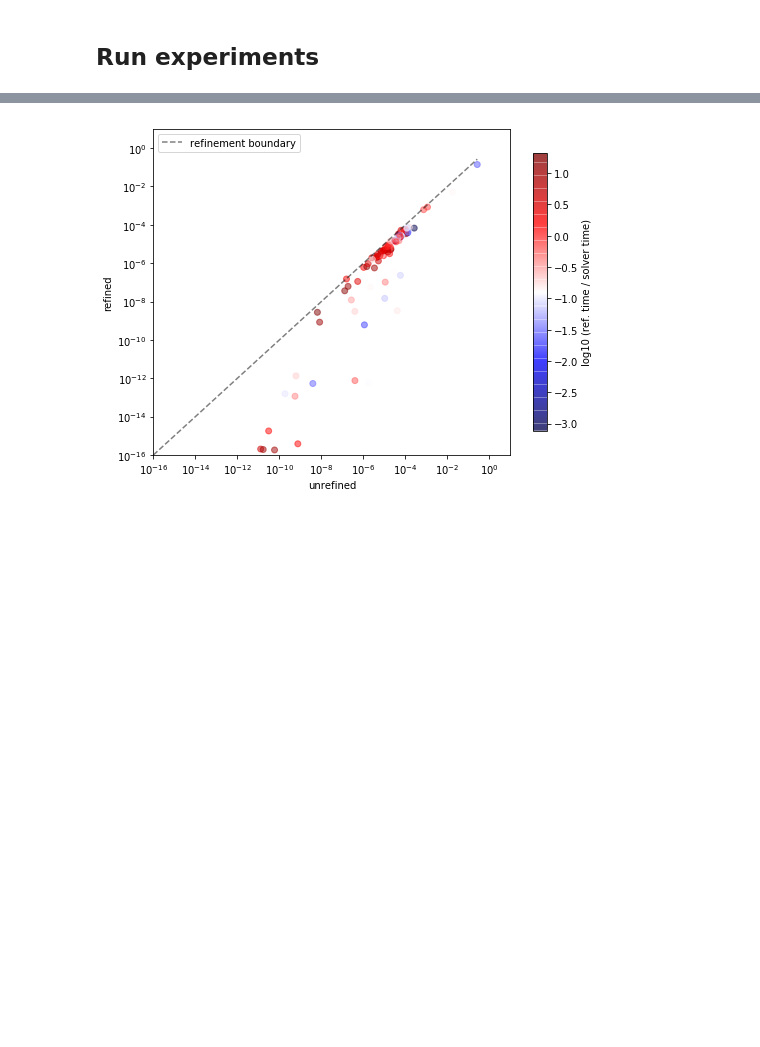
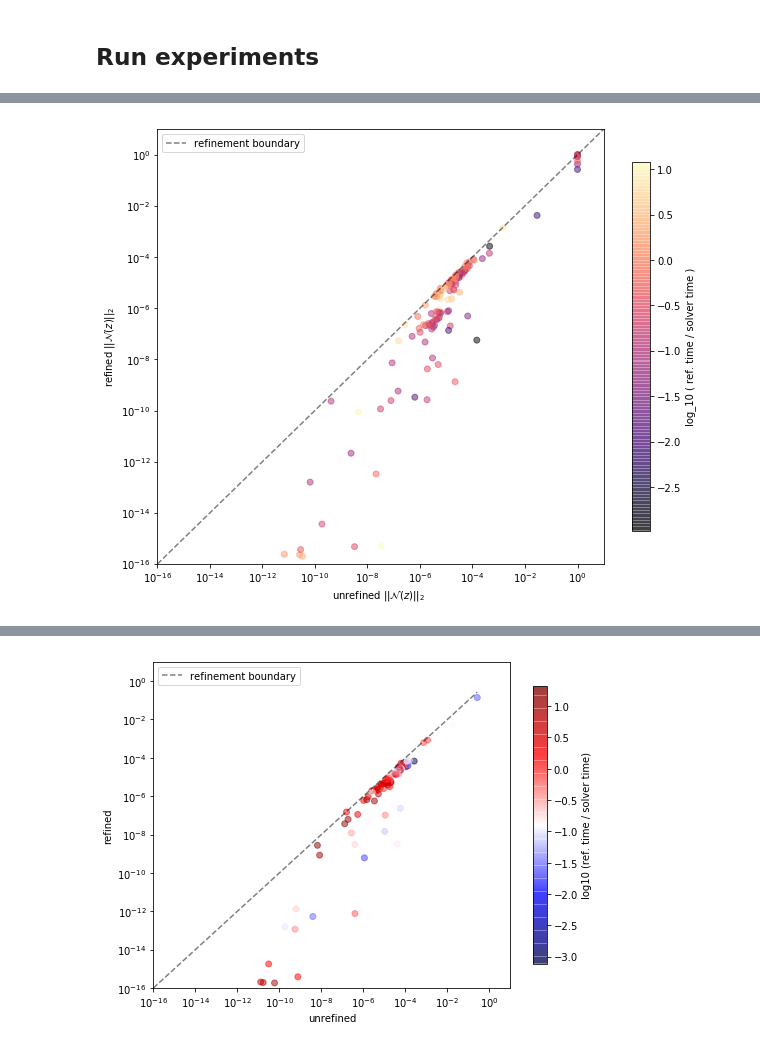
Before and after one commit to cvxgrp/cone_prog_refine, a Jupyter notebook: examples/experiments.ipynb, the cells around one changed output, grey strips where cells are left out. Saved outputs shown, nothing was run; the diff lists cells and outputs as text; code cells hidden in the pictures; blank space fills up the shorter version.

Commit message:
at this point, I run the paper experiment notebook (hoping it works........)

```diff
--- a/examples/experiments.ipynb
+++ b/examples/experiments.ipynb
@@ -163,0 +148,49 @@ ipdb> q
+# %%
+unrefined_Nzs = np.array([el['unrefined_resnorm'] for el in experiment_results])
+refined_Nzs  = np.array([el['refined_resnorm'] for el in experiment_results])
+timeratio = np.log10(np.array([(el['refine_time']) / (el['solver_time']) for el in experiment_results]))
+
+EPS = 1E-16  ##machine precision
+maxval = max(unrefined_Nzs)
+#plt.figure(figsize=(12,6))
+fig, left = plt.subplots(1,1,figsize=(10,8))
+left.set_xscale('log')
+left.set_yscale('log')
+col = left.scatter(unrefined_Nzs, refined_Nzs,
+                  c = timeratio,
+                  alpha=.5,
+                  cmap='magma'
+                 )
+cbar = fig.colorbar(col, shrink=.85)#,
+                   # ticks=[-3, -2, -1 , 0])
+#cbar.ax.set_yticklabels(['$10^{-3}$', '$10^{-2}$', '$10^{-1}$' , '$10^0$'])
+
+
+cbar.ax.set_ylabel('log_10 ( ref. time / solver time )')
+
+left.set_xlabel('unrefined $\||\mathcal{N}(z) \||_2$  ')
+left.set_ylabel('refined $\||\mathcal{N}(z) \||_2$')
+#plt.title('Suboptimality Comparison')
+left.plot([EPS,10],[EPS,10], 'k--' , alpha= .5,label='refinement boundary')
+#plt.plot([EPS,maxval],[EPS, EPS], 'r:', alpha= .75, label='machine precision')
+#plt.plot([EPS,EPS],[EPS, maxval], 'r:')
+left.legend(loc='upper left')
+left.set_xlim([EPS, 10.])
+left.set_ylim([EPS, 10.])
+
+# right.set_xscale('log')
+# right.set_yscale('log')
+# right.scatter( [ el['solver_time']  for el in experiment_results],
+# [el['refine_time'] for el in experiment_results])
+# right.set_xlim([0.001,10])
+# right.set_ylim([0.001,10])
+# right.plot([0.001,10],[0.001,10], 'k--' , alpha= .5,label='refinement boundary')
+# right.set_xlabel('solver time (s)')
+# right.set_ylabel('refinement time (s)')
+
+
+
+
+plt.savefig('comparison.png')
+# %% [output]
+[figure, added]
```
Also changed, not shown: parts of 11 cells of this notebook, 3 other files.
